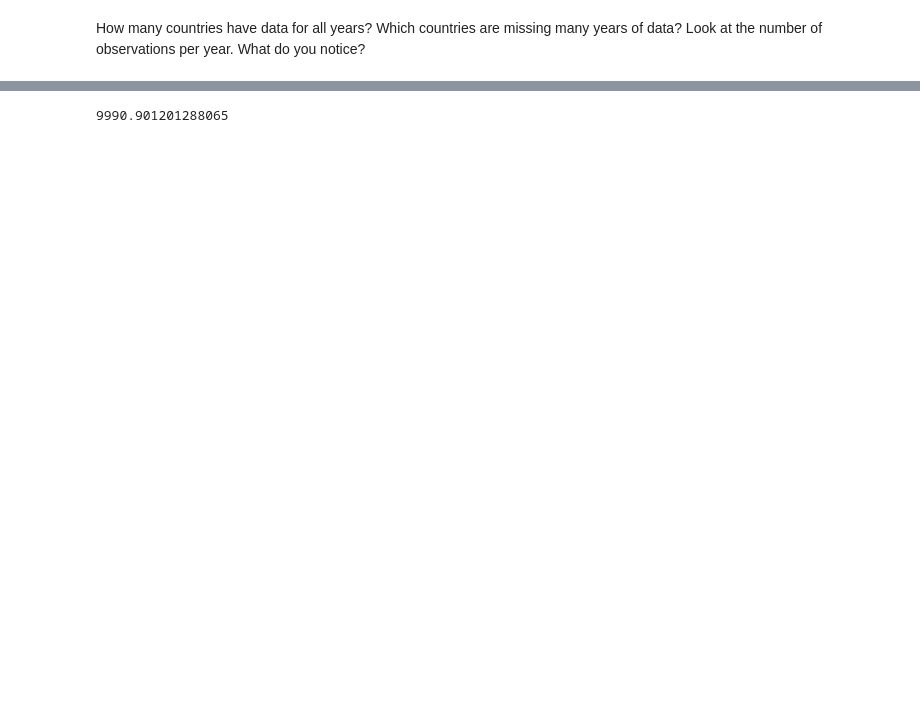
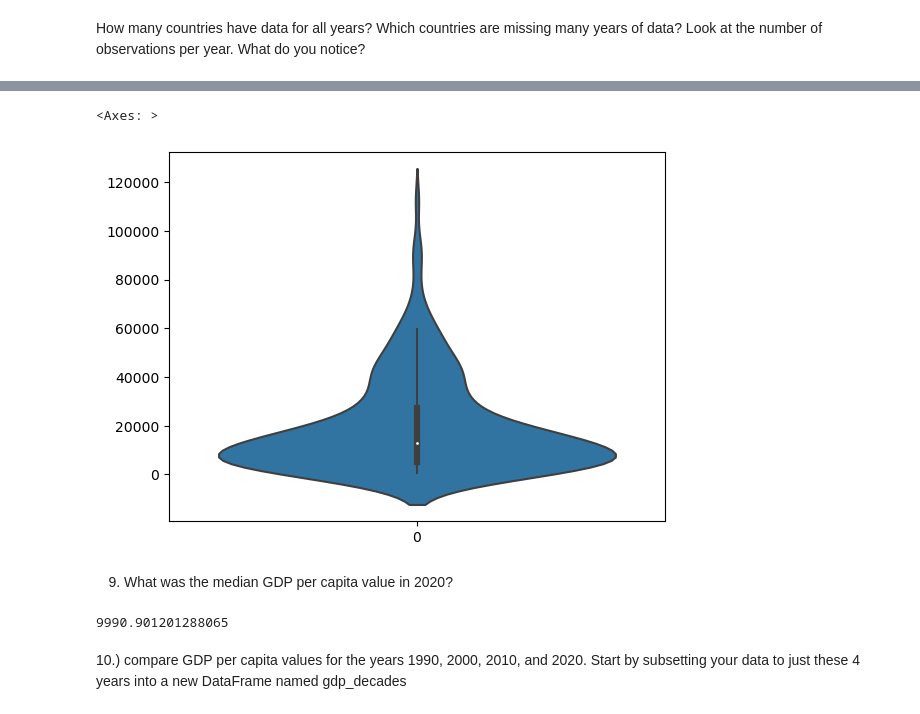
Before and after one commit to NSS-Full-Time-Data-Analytics-11/un-project-ShandenKey, a Jupyter notebook: notebooks/UN2-SMK.ipynb, the cells around one changed output, grey strips where cells are left out. Saved outputs shown, nothing was run; the diff lists cells and outputs as text; code cells hidden in the pictures; blank space fills up the shorter version.

```diff
--- a/notebooks/UN2-SMK.ipynb
+++ b/notebooks/UN2-SMK.ipynb
@@ -223,3 +245,10 @@ gdp_df.plot.box()
+# %%
+sns.violinplot(gdp_2020['GDP_Per_Capita'])
+# %% [output]
+<Axes: >
+[figure, added]
+# %% [markdown]
+9. What was the median GDP per capita value in 2020?
 # %%
 gdp_df['GDP_Per_Capita'].median()
 # %% [output]
@@ -228,0 +256,2 @@ gdp_df['GDP_Per_Capita'].median()
+# %% [markdown]
+10.) compare GDP per capita values for the years 1990, 2000, 2010, and 2020. Start by subsetting your data to just these 4 years into a new DataFrame named gdp_decades
```
Also changed, not shown: parts of 35 cells of this notebook.
